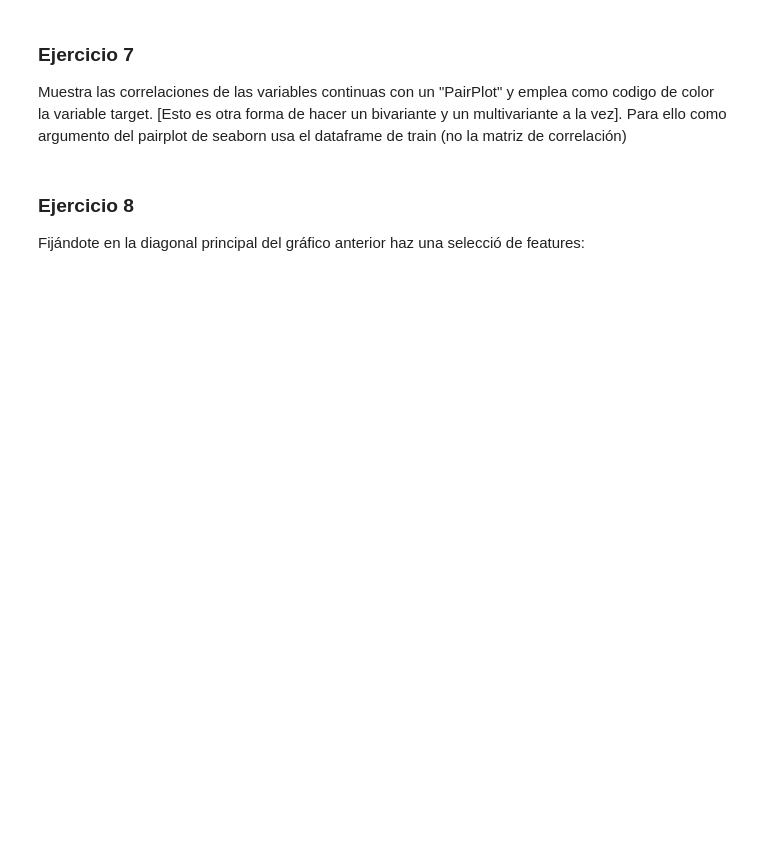
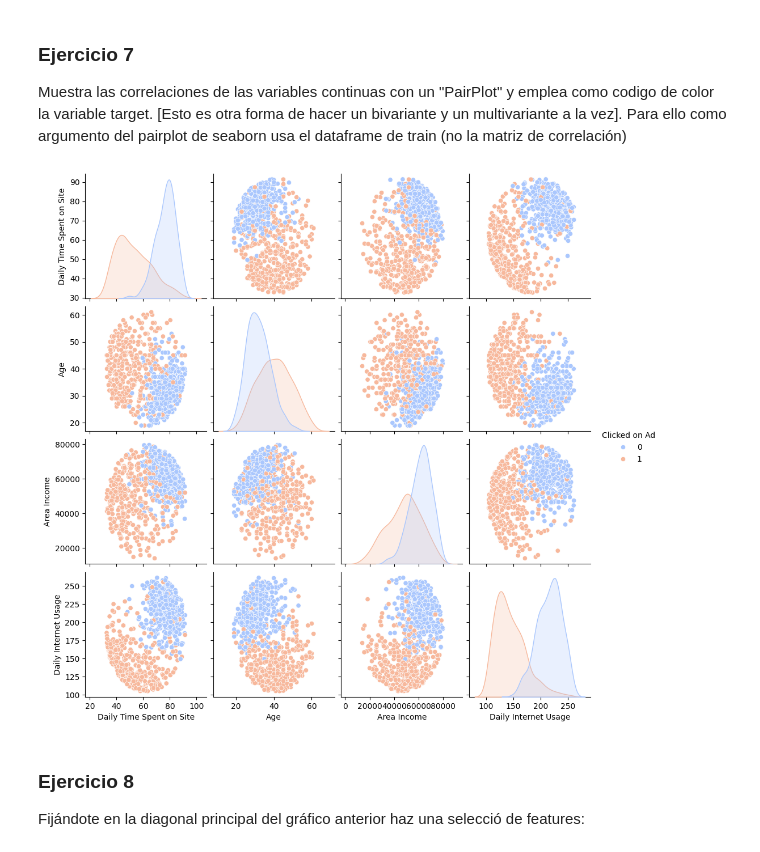
Before and after one commit to MHHsim/DS-Online-Marta-Harana, a Jupyter notebook: 04_Machine_Learning/Sprint_09/Unidad_02_ML_Introduccion/02_Ejercicios_Workout/13_Ejercicios_Proceso_Datos.ipynb, the cells around one changed output. Drawn from its saved outputs; the diff is of its cells as text; code cells hidden in the pictures; blank space fills up the shorter version.

```diff
--- a/04_Machine_Learning/Sprint_09/Unidad_02_ML_Introduccion/02_Ejercicios_Workout/13_Ejercicios_Proceso_Datos.ipynb
+++ b/04_Machine_Learning/Sprint_09/Unidad_02_ML_Introduccion/02_Ejercicios_Workout/13_Ejercicios_Proceso_Datos.ipynb
@@ -48,6 +231,29 @@ Haz un pequeño análisis univariante de las columnas numéricas (muestra sus hi
 ### Ejercicio 7
 
 Muestra las correlaciones de las variables continuas con un "PairPlot" y emplea como codigo de color la variable target. [Esto es otra forma de hacer un bivariante y un multivariante a la vez]. Para ello como argumento del pairplot de seaborn usa el dataframe de train (no la matriz de correlación)
+# %%
+# Selección de variables continuas + target
+variables_continuas = [
+    "Daily Time Spent on Site",
+    "Age",
+    "Area Income",
+    "Daily Internet Usage",
+    "Clicked on Ad"
+]
+
+df_pair = train_set[variables_continuas]
+
+# PairPlot
+sns.pairplot(
+    df_pair,
+    hue="Clicked on Ad",
+    diag_kind="kde",
+    palette="coolwarm"
+)
+
+plt.show()
+# %% [output]
+[figure, added]
 # %% [markdown]
 ### Ejercicio 8
 
```
Also changed, not shown: parts of 16 cells of this notebook.
